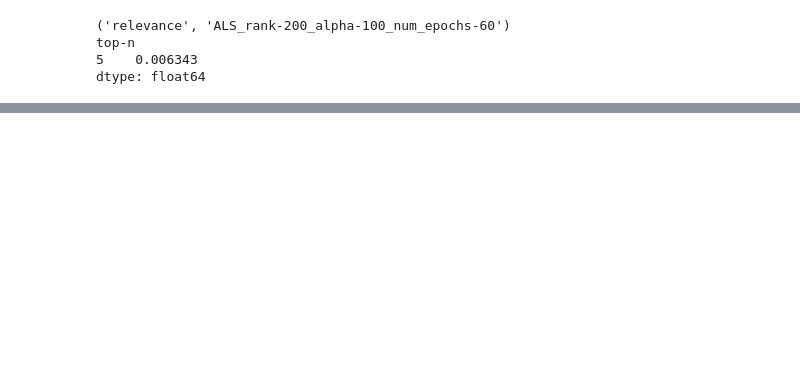
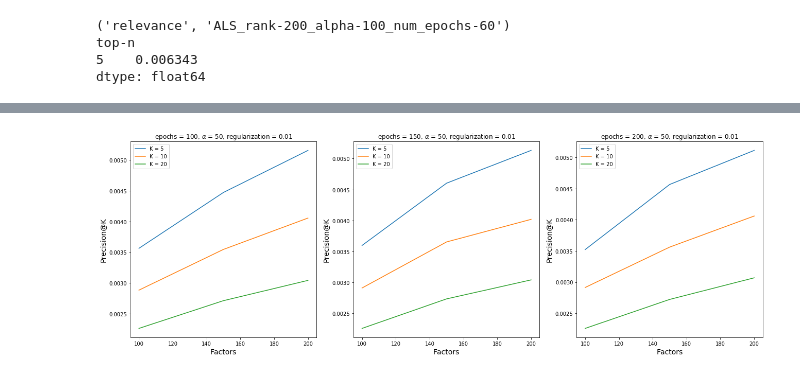
Before and after one commit to dKustura/kiva-cf, a Jupyter notebook: Result analysis.ipynb, the cells around one changed output, grey strips where cells are left out. Drawn from its saved outputs; the diff is of its cells as text; code cells hidden in the pictures; blank space fills up the shorter version.

```diff
--- a/Result analysis.ipynb
+++ b/Result analysis.ipynb
@@ -172,0 +418,33 @@ dtype: float64
+# %%
+plt.figure(figsize=(22, 7))
+
+plt.subplot(131)
+plt.title(r'epochs = 100, $\alpha$ = 50, regularization = 0.01')
+plt.xlabel('Factors', fontsize=14)
+plt.ylabel('Precision@K', fontsize=14)
+plt.plot(factors_diff_values, factors_5_precisions_epochs_40)
+plt.plot(factors_diff_values, factors_10_precisions_epochs_40)
+plt.plot(factors_diff_values, factors_20_precisions_epochs_40)
+plt.legend(['K = 5', 'K = 10', 'K = 20'], loc='upper left')
+
+plt.subplot(132)
+plt.title(r'epochs = 150, $\alpha$ = 50, regularization = 0.01')
+plt.xlabel('Factors', fontsize=14)
+plt.ylabel('Precision@K', fontsize=14)
+plt.plot(factors_diff_values, factors_5_precisions_epochs_60)
+plt.plot(factors_diff_values, factors_10_precisions_epochs_60)
+plt.plot(factors_diff_values, factors_20_precisions_epochs_60)
+plt.legend(['K = 5', 'K = 10', 'K = 20'], loc='upper left')
+
+plt.subplot(133)
+plt.title(r'epochs = 200, $\alpha$ = 50, regularization = 0.01')
+plt.xlabel('Factors', fontsize=14)
+plt.ylabel('Precision@K', fontsize=14)
+plt.plot(factors_diff_values, factors_5_precisions_epochs_80)
+plt.plot(factors_diff_values, factors_10_precisions_epochs_80)
+plt.plot(factors_diff_values, factors_20_precisions_epochs_80)
+plt.legend(['K = 5', 'K = 10', 'K = 20'], loc='upper left')
+
+plt.show()
+# %% [output]
+[figure, added]
```
Also changed, not shown: parts of 27 cells of this notebook, 5 other files.
